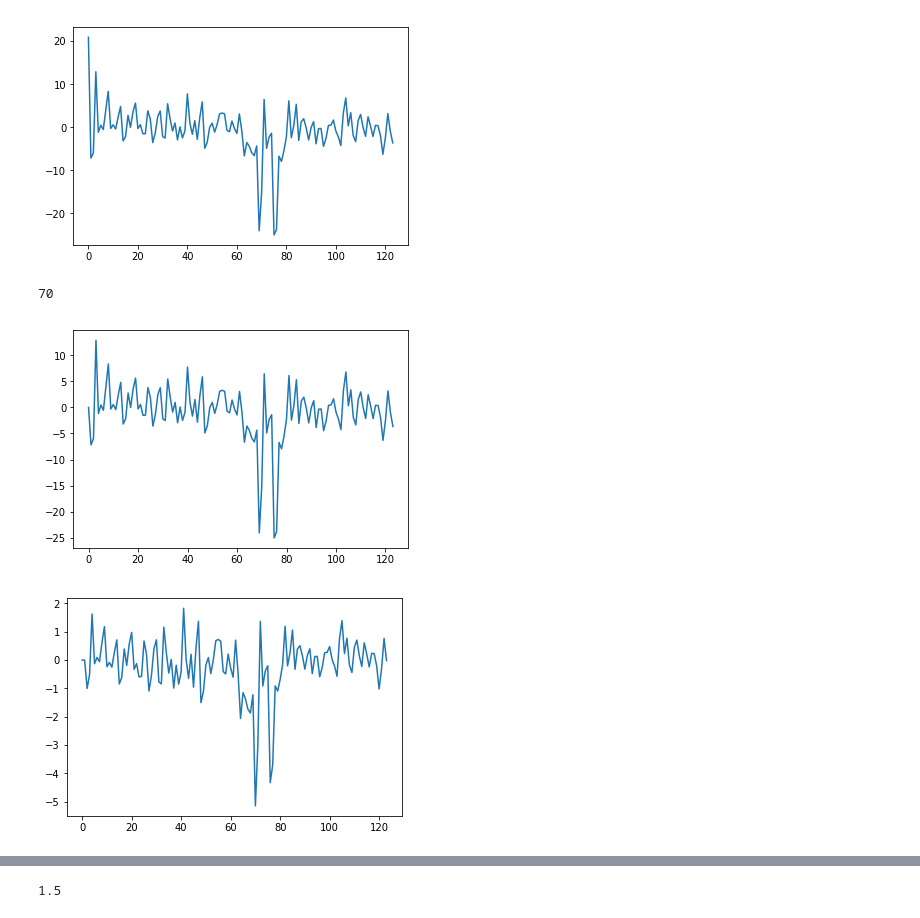
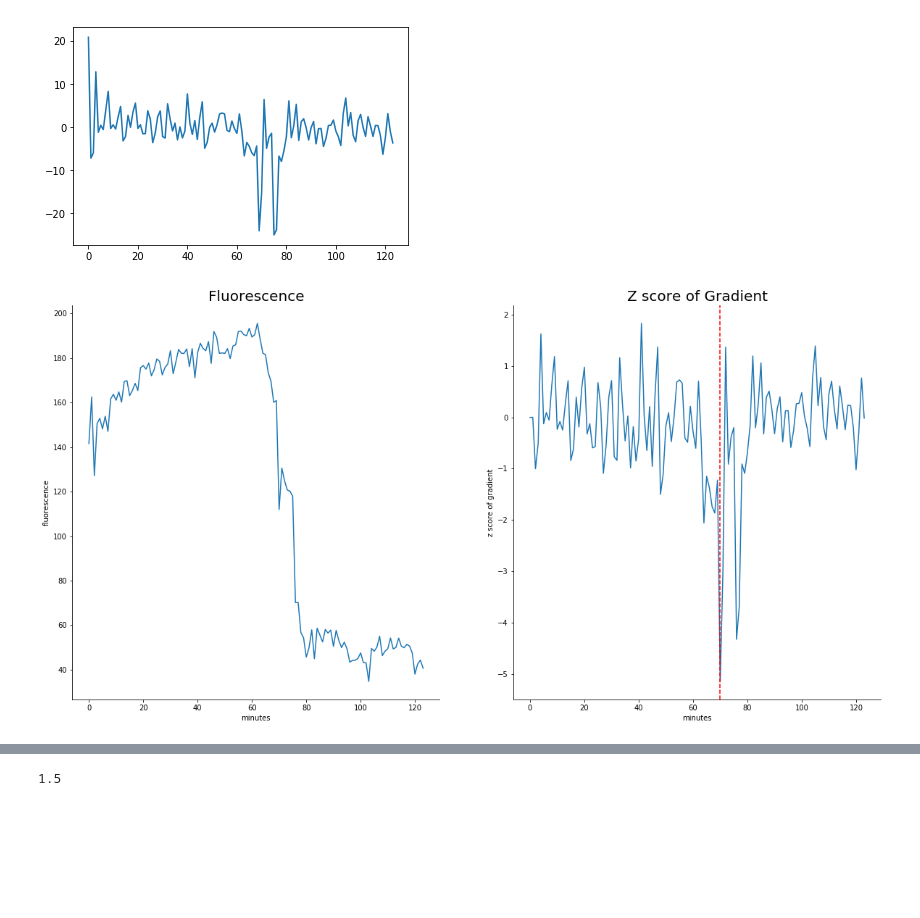
Before and after one commit to NCBI-Hackathons/Cells2Image, a Jupyter notebook: scratchLars-1.ipynb, the cells around one changed output, grey strips where cells are left out. Cells and saved outputs as stored; diff of their text form; code cells hidden in the pictures; blank space fills up the shorter version.

Commit message:
added trigger figure

```diff
--- a/scratchLars-1.ipynb
+++ b/scratchLars-1.ipynb
@@ -288,17 +288,29 @@ def gradient_trigger(input_series,threshold=-2.5):
         trigger_index = np.where(z_scores <= threshold)[0][0]
 
     return gradients,z_scores,trigger_index
-# %%
-gradients,z_scores,trigger_index = gradient_trigger(fluo)
-plt.plot(gradients)
-plt.figure()
-plt.plot(z_scores)
-plt.h
-print(trigger_index)
-# %% [output]
-70
-[figure, removed]
-[figure, removed]
+# %%
+import seaborn.apionly as sns
+
+gradients,z_scores,trigger_index = gradient_trigger(fluo)
+plt.figure(figsize = (20,10))
+plt.subplot(1,2,1)
+ax1 = plt.gca()
+ax1.set_ylabel('fluorescence')
+ax1.set_xlabel('minutes')
+plt.plot(fluo)
+plt.title('Fluorescence',fontsize=20)
+sns.despine()
+plt.subplot(1,2,2)
+ax2 = plt.gca()
+ax2.set_ylabel('z score of gradient')
+ax2.set_xlabel('minutes')
+plt.plot(z_scores)
+plt.title('Z score of Gradient',fontsize=20)
+sns.despine()
+plt.axvline(x=trigger_index,c='red',linestyle='--');
+plt.savefig('trigger.png')
+# %% [output]
+[figure, added]
 # %%
 def get_cell_mask(frame,centroid,ptile=75,blur_sigma=15):
     props=[]
```
Also changed, not shown: parts of 2 cells of this notebook, 1 other file.
